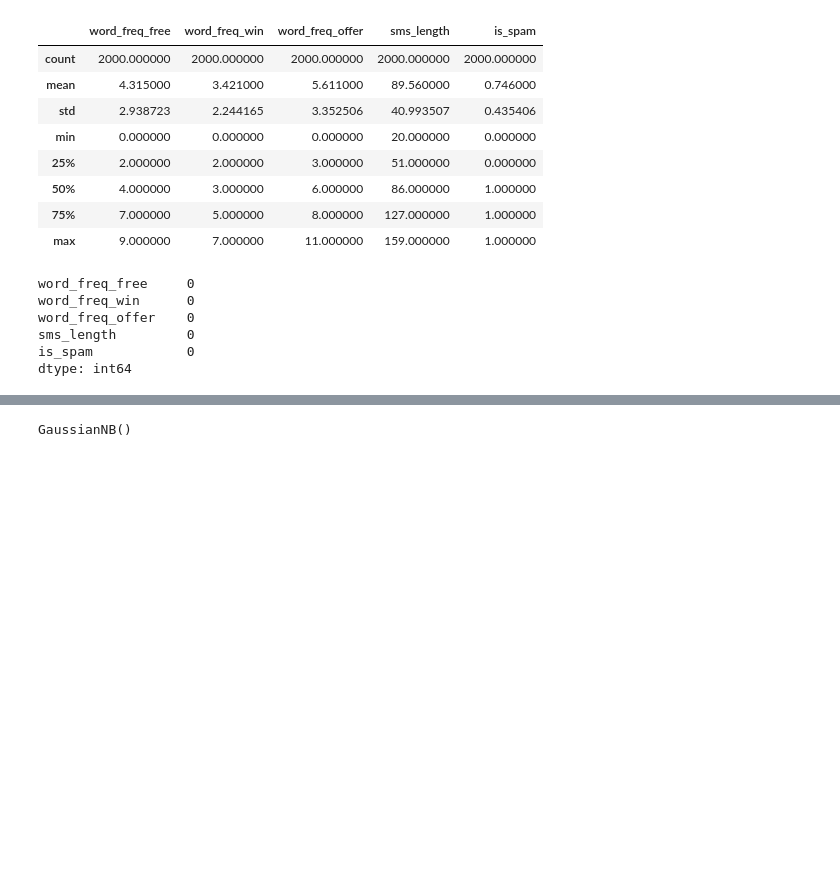
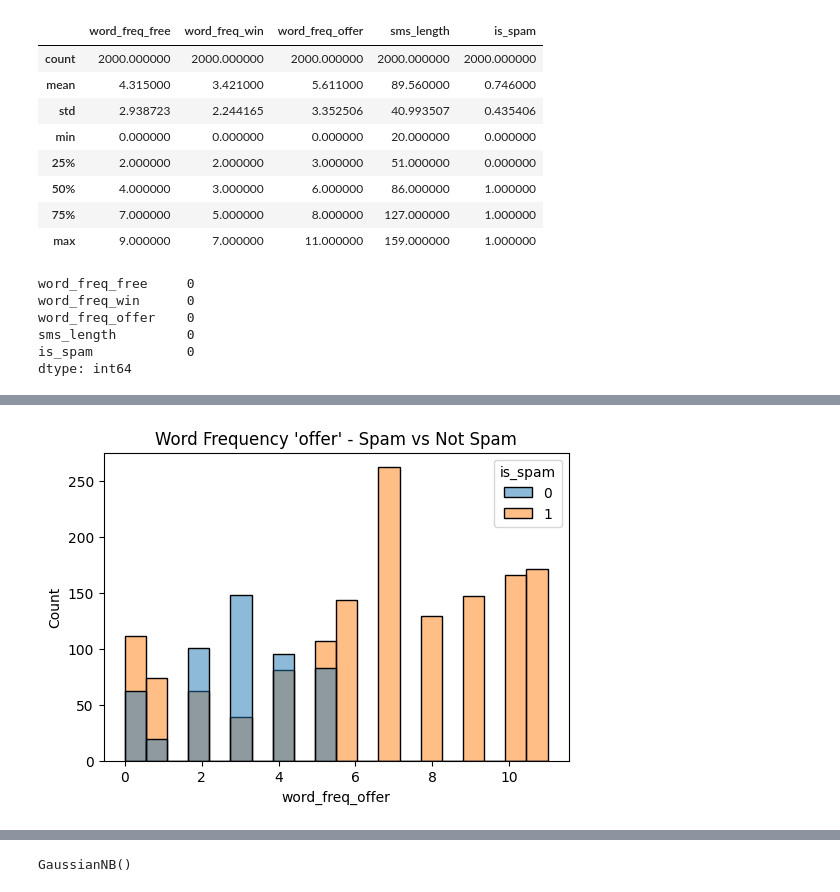
Before and after one commit to srivarsha1409/naive-bayes-task, a Jupyter notebook: code.ipynb, the cells around one changed output, grey strips where cells are left out. Drawn from its saved outputs; the diff is of its cells as text; code cells hidden in the pictures; blank space fills up the shorter version.

```diff
--- a/code.ipynb
+++ b/code.ipynb
@@ -58,0 +75,7 @@ dtype: int64
+# %%
+plt.figure(figsize=(6,4))
+sns.histplot(data=df, x="word_freq_offer", hue="is_spam", bins=20)
+plt.title("Word Frequency 'offer' - Spam vs Not Spam")
+plt.show()
+# %% [output]
+[figure, added]
```
Also changed, not shown: parts of 6 cells of this notebook.
